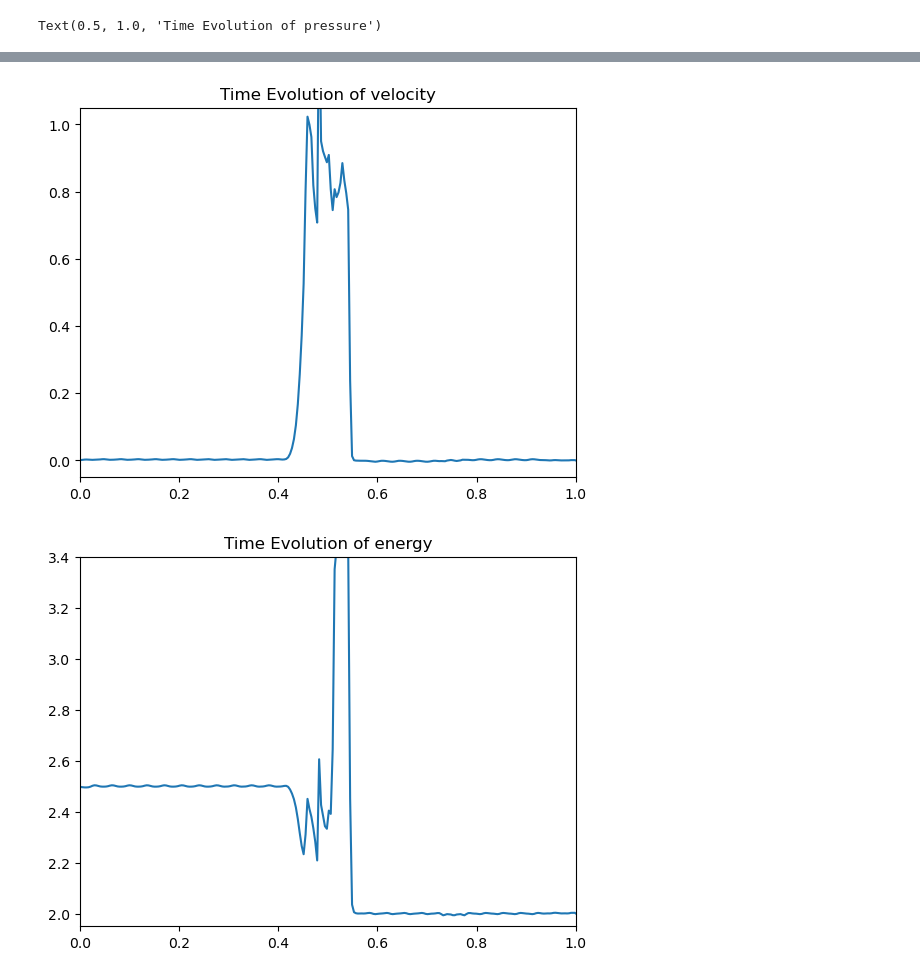
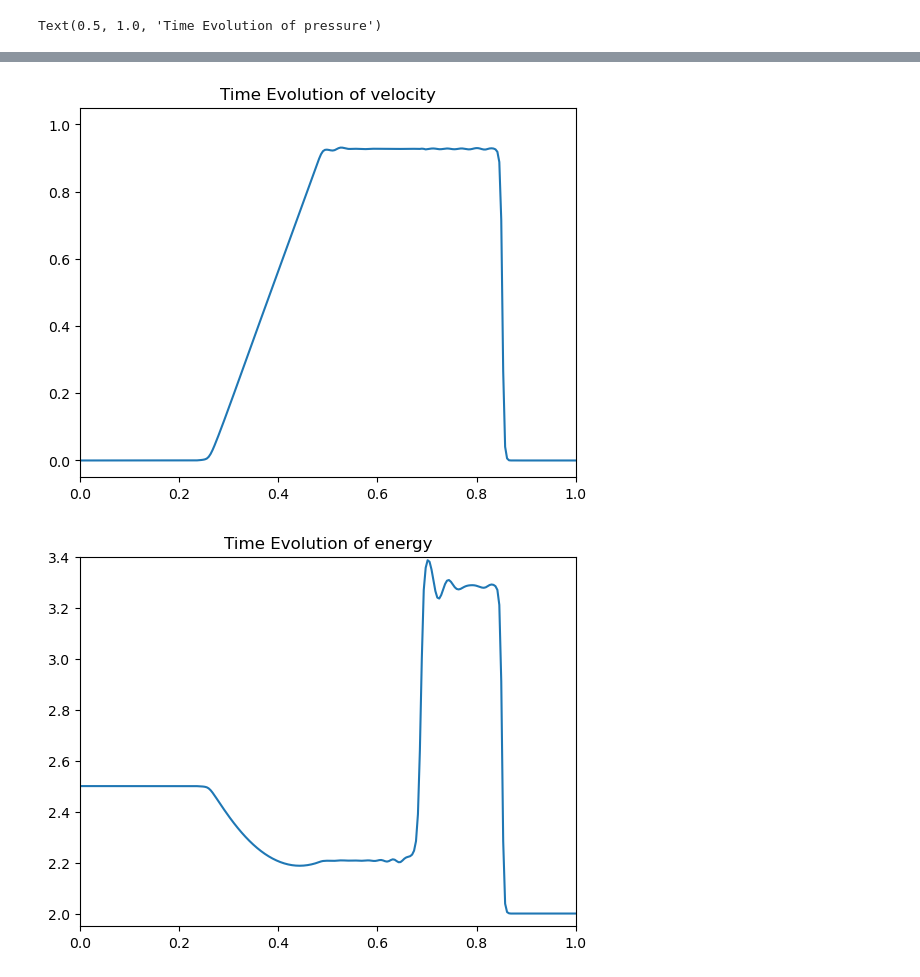
Before and after one commit to TzuYaoHuang/CFD_Julia, a Jupyter notebook: 11_Euler_1D_Rusanov/1DEuler.ipynb, the cells around one changed output, grey strips where cells are left out. Drawn from its saved outputs; the diff is of its cells as text; code cells hidden in the pictures.

```diff
--- a/11_Euler_1D_Rusanov/1DEuler.ipynb
+++ b/11_Euler_1D_Rusanov/1DEuler.ipynb
@@ -51,7 +51,7 @@ def WENOSmoothCoeffL(v1,v2,v3,v4,v5):
         (13.0/12.0)*(v3-2.0*v4+v5)**2 + 0.25*(3.0*v3-4.0*v4+v5)**2
     ])
     a = dL/(b+eps)**2 # WENO-5
-    # a = dL*(1+(np.abs(b[2,:,:]-b[0,:,:])/(b+eps))**2)  # WENO-Z # the oscillation is tremendous
+    a = dL*(1+(np.abs(b[2,:,:]-b[0,:,:])/(b+eps))**2)  # WENO-Z
     return a/np.sum(a, axis=0)
 
 def WENOSmoothCoeffR(v1,v2,v3,v4,v5):
@@ -63,6 +63,7 @@ def WENOSmoothCoeffR(v1,v2,v3,v4,v5):
         (13.0/12.0)*(v3-2.0*v4+v5)**2 + 0.25*(3.0*v3-4.0*v4+v5)**2
     ])
     a = dR/(b+eps)**2
+    a = dR*(1+(np.abs(b[2,:,:]-b[0,:,:])/(b+eps))**2)
     return a/np.sum(a, axis=0)
 # %%
 def WENOfromLeft(v1,v2,v3,v4,v5):
@@ -179,3 +196,13 @@ def HLLCFlux(q, BCFun):
+# %%
+def RusanovFlux(q, BCFun):
+    qL,qR,rhL,uuL,eeL,ppL,hhL,aaL,FL,rhR,uuR,eeR,ppR,hhR,aaR,FR = LeftRightFluxes(q)
+
+    uRoeAvg, hRoeAvg, aRoeAvg = RoeAvg(rhL,rhR,uuL,uuR,hhL,hhR)
+
+    waveSpeed = np.amax(np.vstack((
+        uRoeAvg, np.abs(uRoeAvg+aRoeAvg), np.abs(uRoeAvg-aRoeAvg)
+    )))
+    return 0.5*(FL+FR) - 0.5*waveSpeed*(qR-qL)
 # %%
 def RK3WENORoeRiemann(uOrig, dX, dT, BCfun):
     # NOTE: the journal is incorrect please have a look on
@@ -232,6 +259,34 @@ def RK3WENOHLLCRiemann(uOrig, dX, dT, BCfun):
     )
     BCfun(uNow)
     return uNow
+# %%
+def RK3WENORusanovRiemann(uOrig, dX, dT, BCfun):
+    # NOTE: the journal is incorrect please have a look on
+    # Proposition 3.2 in TOTAL VARIATION DIMINISHING RUNGE-KUTTA SCHEMES
+    uOne = uOrig*np.nan
+    uTwo = uOrig*np.nan
+    uNow = uOrig*np.nan
+    # First Intermediate
+    flux = RusanovFlux(uOrig, BoundaryConditionDir)
+    uOne[:,3:-3] = uOrig[:,3:-3] - dT/dX * (
+        flux[:,1:] - flux[:,:-1]
+    )
+    BCfun(uOne)
+
+    # Second Intermediate
+    flux = RusanovFlux(uOne, BoundaryConditionDir)
+    uTwo[:,3:-3] = 3./4. * uOrig[:,3:-3] + 1./4. * uOne[:,3:-3] - 0.25 * dT/dX * (
+        flux[:,1:] - flux[:,:-1]
+    )
+    BCfun(uTwo)
+
+    # Final
+    flux = RusanovFlux(uTwo, BoundaryConditionDir)
+    uNow[:,3:-3] = 1./3. * uOrig[:,3:-3] + 2./3. * uTwo[:,3:-3] - 2.0/3.0 * dT/dX * (
+        flux[:,1:] - flux[:,:-1]
+    )
+    BCfun(uNow)
+    return uNow
 # %%
 # Domain   0...1
 xMin, xMax = (0., 1.)
@@ -267,7 +322,7 @@ tNow = tStart
 
 for iStep in tqdm(range(numStep)):
     tNow += deltaT
-    uOriginal = RK3WENOHLLCRiemann(uOriginal, deltaX, deltaT, BoundaryConditionDir)
+    uOriginal = RK3WENORusanovRiemann(uOriginal, deltaX, deltaT, BoundaryConditionDir)
 
     if np.min(np.abs(tNow-timeState)) < deltaT*0.2:
         States[np.argmin(np.abs(tNow-timeState)), :,:] = uOriginal
@@ -277,7 +332,7 @@ fig2, ax2 = plt.subplots()
 fig3, ax3 = plt.subplots()
 fig4, ax4 = plt.subplots()
 
-for i in [3]:
+for i in [numSaveState]:
     rho = States[i,0,:]
     vel = States[i,1,:]/rho
     eng = States[i,2,:]/rho
@@ -308,2 +363,2 @@ Text(0.5, 1.0, 'Time Evolution of pressure')
-[figure, old version]
+[figure, new version]
-[figure, old version]
+[figure, new version]
```
Also changed, not shown: parts of 6 cells of this notebook, 2 other files.
